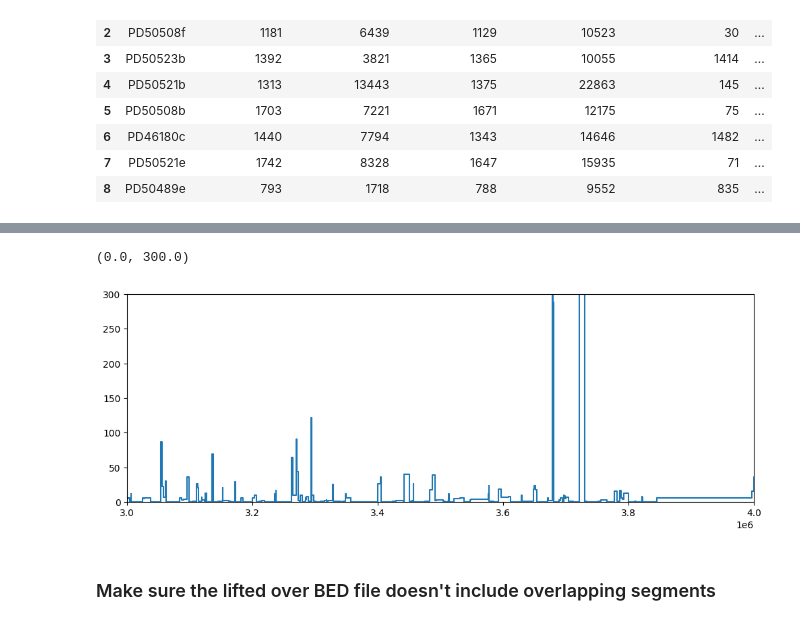
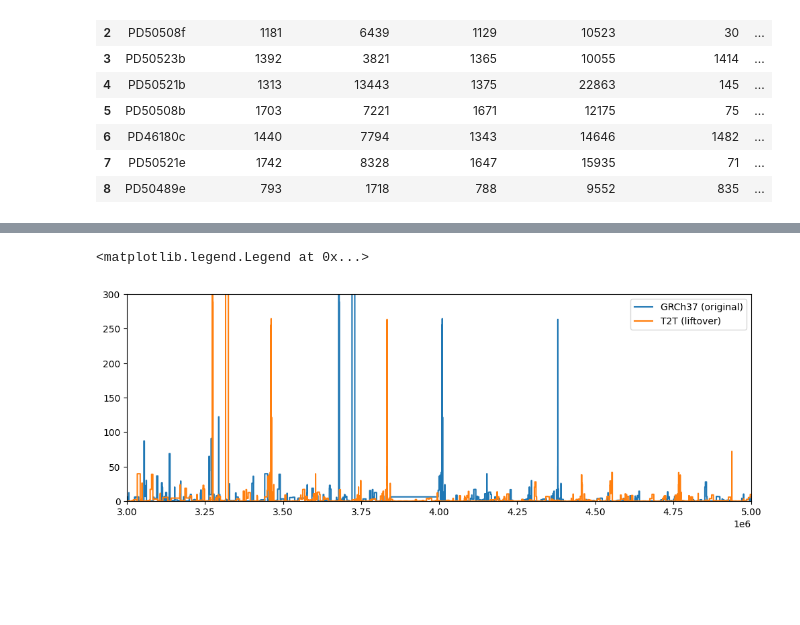
Before and after one commit to regevs/recombination, a Jupyter notebook: notebooks/20230918_compare_alignment_to_t2t.ipynb, the cells around one changed output, grey strips where cells are left out. Saved outputs shown, nothing was run; the diff lists cells and outputs as text; code cells hidden in the pictures; blank space fills up the shorter version.

Commit message:
Add code for liftover

```diff
--- a/notebooks/20230918_compare_alignment_to_t2t.ipynb
+++ b/notebooks/20230918_compare_alignment_to_t2t.ipynb
@@ -410,3 +415,8 @@ genetic_map = pd.read_csv(
     "/lustre/scratch126/casm/team154pc/sl17/03.sperm/01.data/07.references/04.genetic_maps/01.Bherer_etal_SexualDimorphismRecombination/Refined_EUR_genetic_map_b37/male_chr1.txt",
     delim_whitespace=True,
 )
+
+t2t_genetic_map = pd.read_csv(
+    "/lustre/scratch126/casm/team154pc/sl17/03.sperm/01.data/07.references/04.genetic_maps/02.T2T_lifted_Bherer_etal_SexualDimorphismRecombination/Refined_EUR_genetic_map_b37/male_chr1_genetic_map.txt",
+    delim_whitespace=True,
+)
@@ -433,15 +423,22 @@ genetic_map = pd.read_csv(
 # %%
 fig, ax = plt.subplots(figsize=(12, 4))
 
 ax.step(
     x = genetic_map.pos,
     y = genetic_map.rate,
+    label = "GRCh37 (original)"
 )
 
-ax.set_xlim(3e6, 3e6+1e6)
+ax.step(
+    x = t2t_genetic_map.new_pos_0based,
+    y = t2t_genetic_map.new_rate_cM_per_Mb,
+    label = "T2T (liftover)"
+)
+
+
+ax.set_xlim(3e6, 3e6+2e6)
 ax.set_ylim(0, 300)
+ax.legend()
 # %% [output]
-(0.0, 300.0)
+<matplotlib.legend.Legend at 0x...>
-[figure, old version]
+[figure, new version]
-# %% [markdown]
-### Make sure the lifted over BED file doesn't include overlapping segments
```
Also changed, not shown: parts of 9 cells of this notebook, 3 other files.
